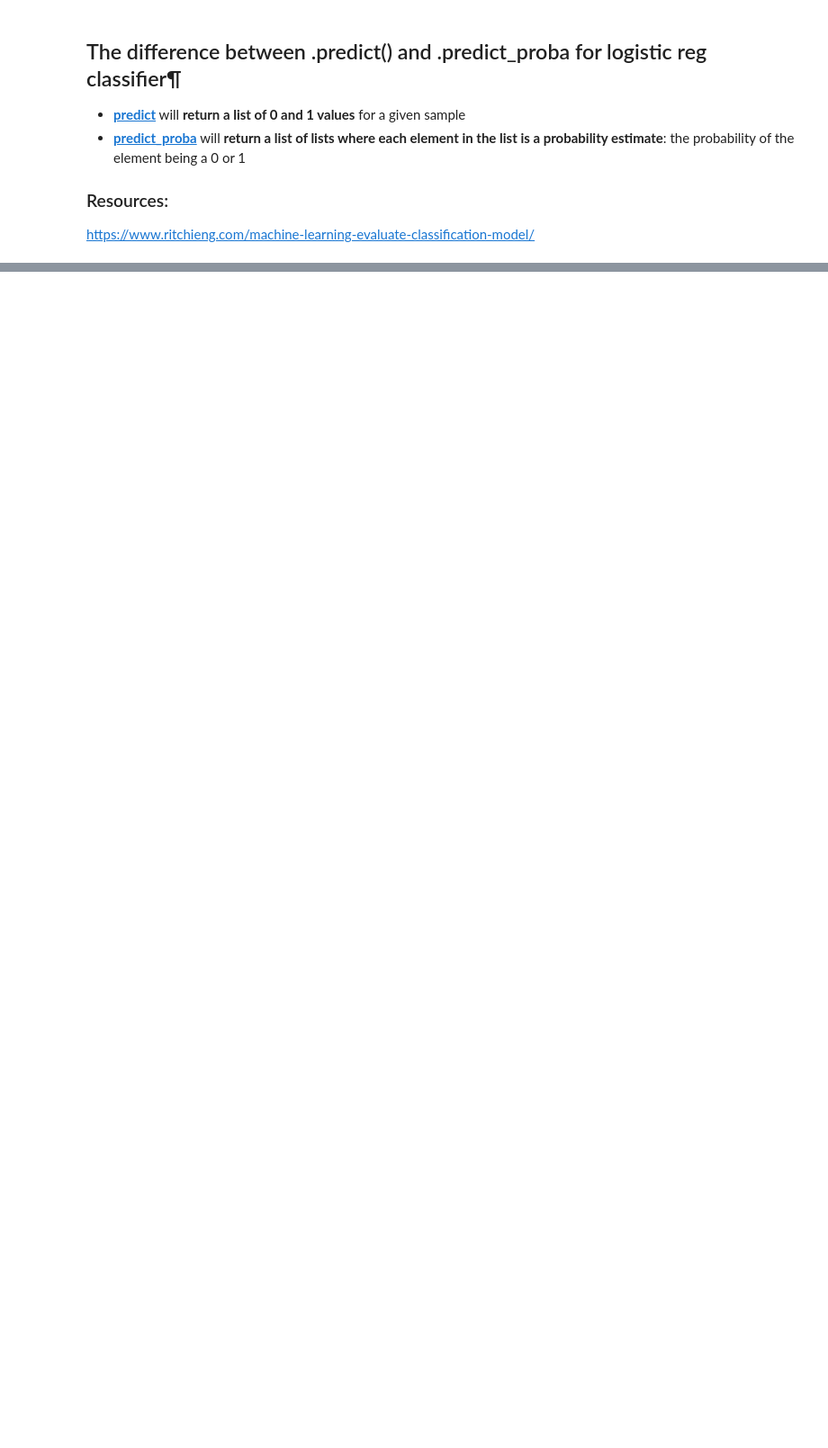
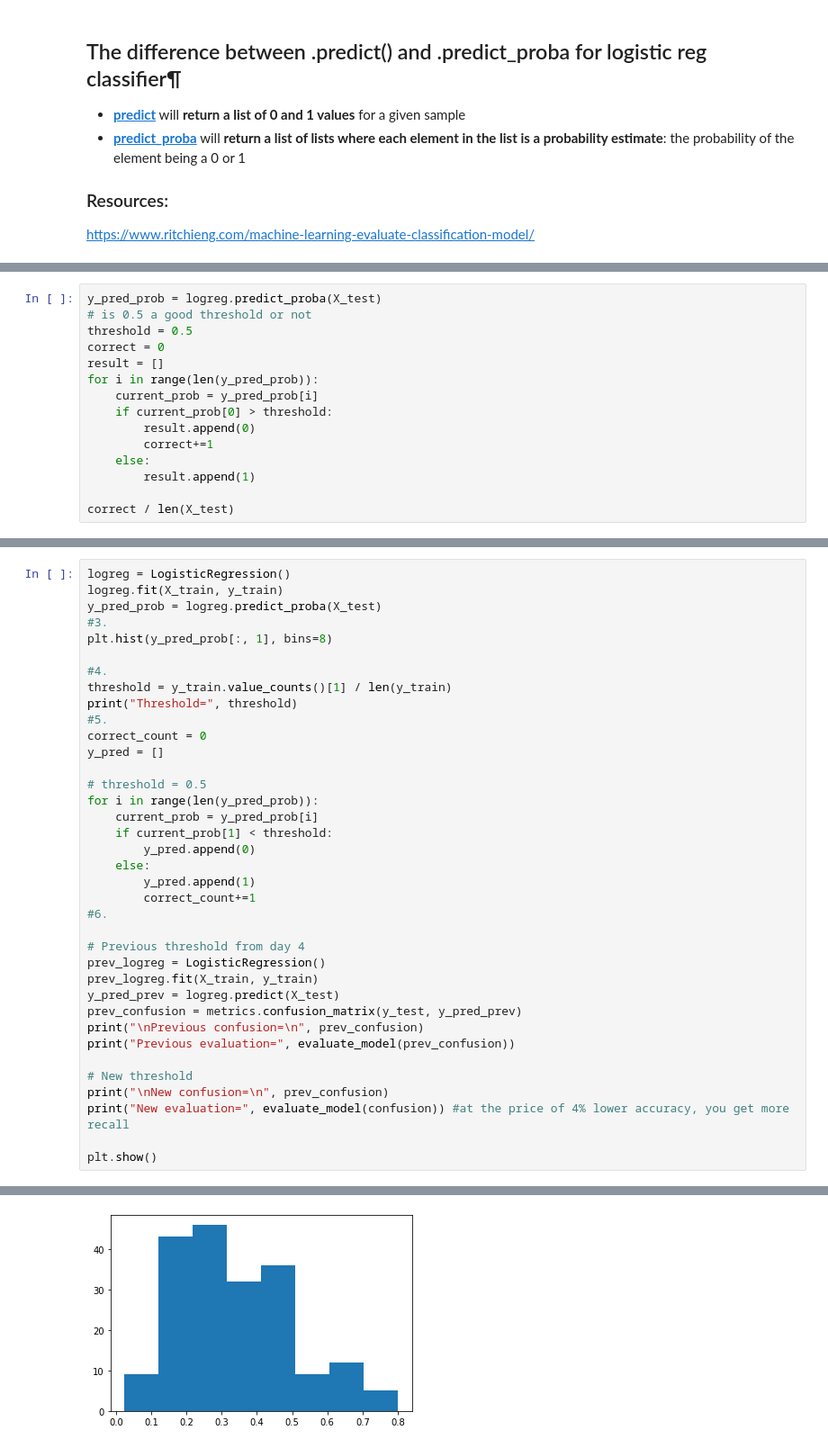
Before and after one commit to SamuelFolledo/DS2.1-Machine-Learning, a Jupyter notebook: classwork/Day 1 - 4.ipynb, the cells around one changed output, grey strips where cells are left out. Shown at 90% size. Drawn from its saved outputs; the diff is of its cells as text; blank space fills up the shorter version.

```diff
--- a/classwork/Day 1 - 4.ipynb
+++ b/classwork/Day 1 - 4.ipynb
@@ -1320,0 +1389,15 @@ https://www.ritchieng.com/machine-learning-evaluate-classification-model/
+# %%
+y_pred_prob = logreg.predict_proba(X_test)
+# is 0.5 a good threshold or not
+threshold = 0.5
+correct = 0
+result = []
+for i in range(len(y_pred_prob)):
+    current_prob = y_pred_prob[i]
+    if current_prob[0] > threshold:
+        result.append(0)
+        correct+=1
+    else:
+        result.append(1)
+
+correct / len(X_test)
@@ -1320,0 +1419,38 @@ https://www.ritchieng.com/machine-learning-evaluate-classification-model/
+# %%
+logreg = LogisticRegression()
+logreg.fit(X_train, y_train)
+y_pred_prob = logreg.predict_proba(X_test)
+#3.
+plt.hist(y_pred_prob[:, 1], bins=8)
+
+#4.
+threshold = y_train.value_counts()[1] / len(y_train)
+print("Threshold=", threshold)
+#5.
+correct_count = 0
+y_pred = []
+
+# threshold = 0.5
+for i in range(len(y_pred_prob)):
+    current_prob = y_pred_prob[i]
+    if current_prob[1] < threshold:
+        y_pred.append(0)
+    else:
+        y_pred.append(1)
+        correct_count+=1
+#6.
+
+# Previous threshold from day 4
+prev_logreg = LogisticRegression()
+prev_logreg.fit(X_train, y_train)
+y_pred_prev = logreg.predict(X_test)
+prev_confusion = metrics.confusion_matrix(y_test, y_pred_prev)
+print("\nPrevious confusion=\n", prev_confusion)
+print("Previous evaluation=", evaluate_model(prev_confusion))
+
+# New threshold
+print("\nNew confusion=\n", prev_confusion)
+print("New evaluation=", evaluate_model(confusion)) #at the price of 4% lower accuracy, you get more recall
+
+plt.show()
+# %% [output]
@@ -1320,0 +1468 @@ https://www.ritchieng.com/machine-learning-evaluate-classification-model/
+[figure, added]
```
Also changed, not shown: parts of 22 cells of this notebook.
